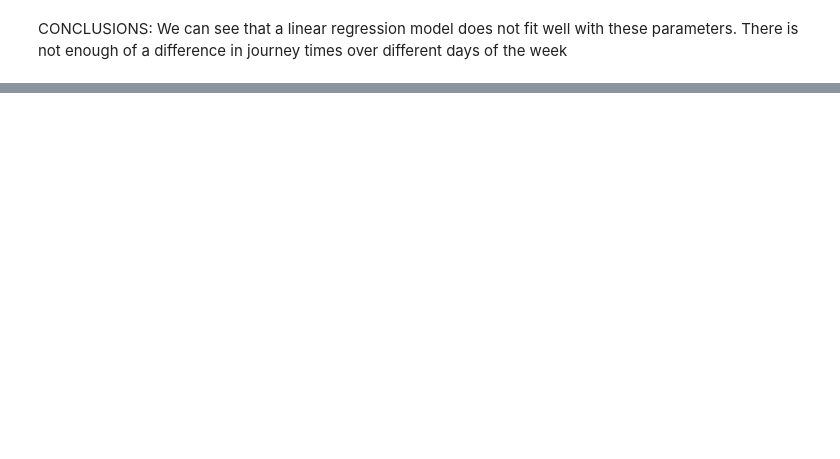
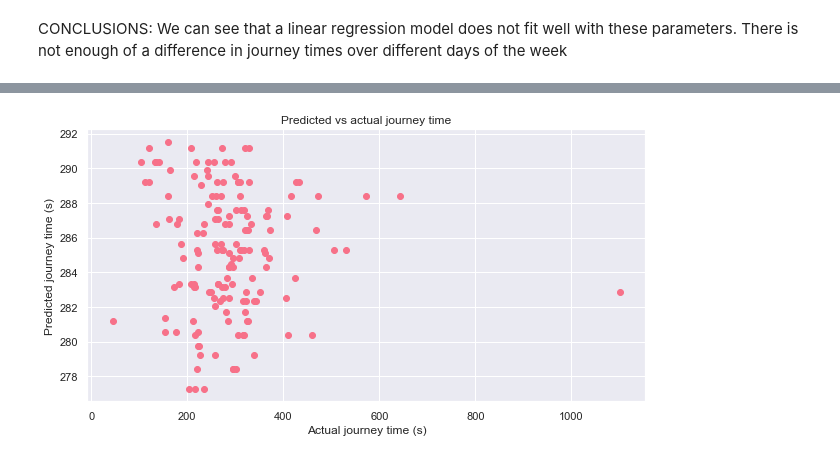
Before and after one commit to serenelc/individual-project-beng, a Jupyter notebook: regression-model.ipynb, the cells around one changed output, grey strips where cells are left out. Saved outputs shown, nothing was run; the diff lists cells and outputs as text; code cells hidden in the pictures; blank space fills up the shorter version.

```diff
--- a/regression-model.ipynb
+++ b/regression-model.ipynb
@@ -451,0 +477,10 @@ The coefficient of determination is:  -0.009848454520837047
+# %%
+# Plot outputs
+fig, ax = plt.subplots(figsize=(10,5))
+ax.scatter(y_test, y_pred)
+ax.set_title("Predicted vs actual journey time")
+ax.set_xlabel("Actual journey time (s)")
+ax.set_ylabel("Predicted journey time (s)")
+plt.show()
+# %% [output]
+[figure, added]
```
Also changed, not shown: parts of 17 cells of this notebook, 48 other files.
